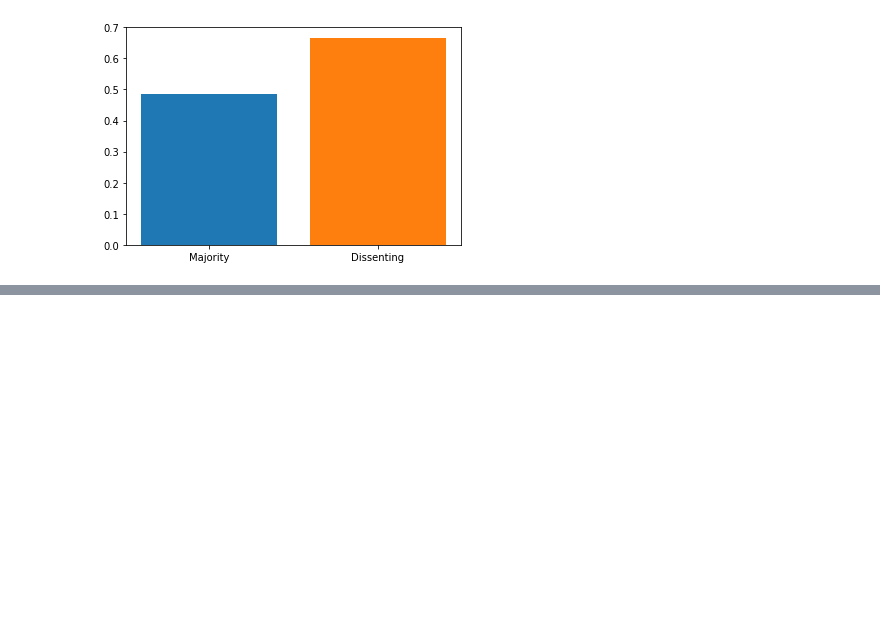
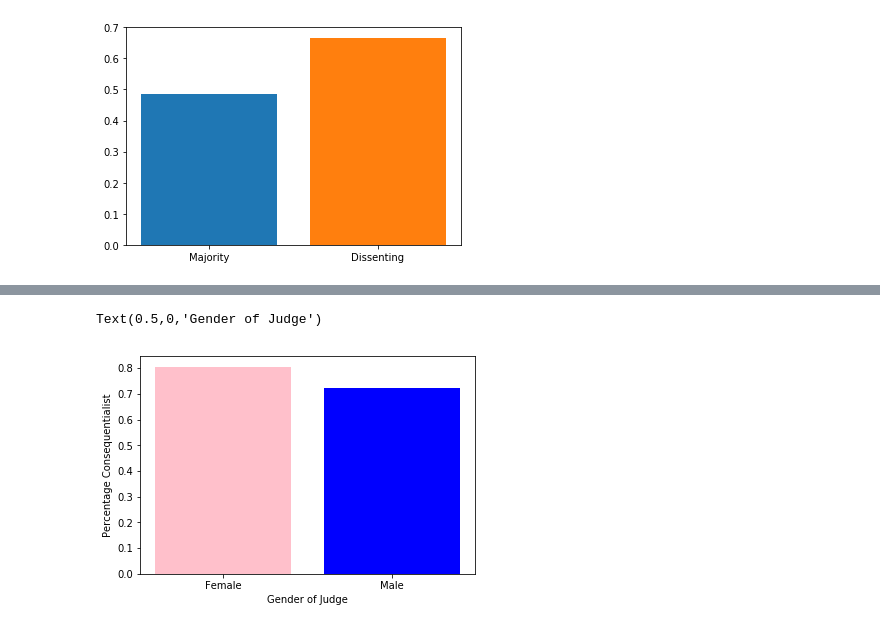
Before and after one commit to lmeier/ml-moral-reasoning, a Jupyter notebook: analysis.ipynb, the cells around one changed output, grey strips where cells are left out. Cells and saved outputs as stored; diff of their text form; code cells hidden in the pictures; blank space fills up the shorter version.

```diff
--- a/analysis.ipynb
+++ b/analysis.ipynb
@@ -146,0 +316,24 @@ print(percentDisCons)
+# %%
+#By Gender
+genderList = atr['genderNew']
+femCons = 0
+malCons = 0
+numFem = 0
+numMal = 0
+for i, j in zip(genderList, prediction):
+    if i == "M":
+        numMal += 1
+        if j == "cons":
+            malCons +=1
+    elif i == "F":
+        numFem += 1
+        if j == "cons":
+            femCons +=1
+
+plt.bar("Female", (femCons/numFem), color='pink',)
+plt.bar("Male", (malCons/numMal), color='b')
+plt.ylabel("Percentage Consequentialist")
+plt.xlabel("Gender of Judge")
+# %% [output]
+Text(0.5,0,'Gender of Judge')
+[figure, added]
```
Also changed, not shown: parts of 24 cells of this notebook.
